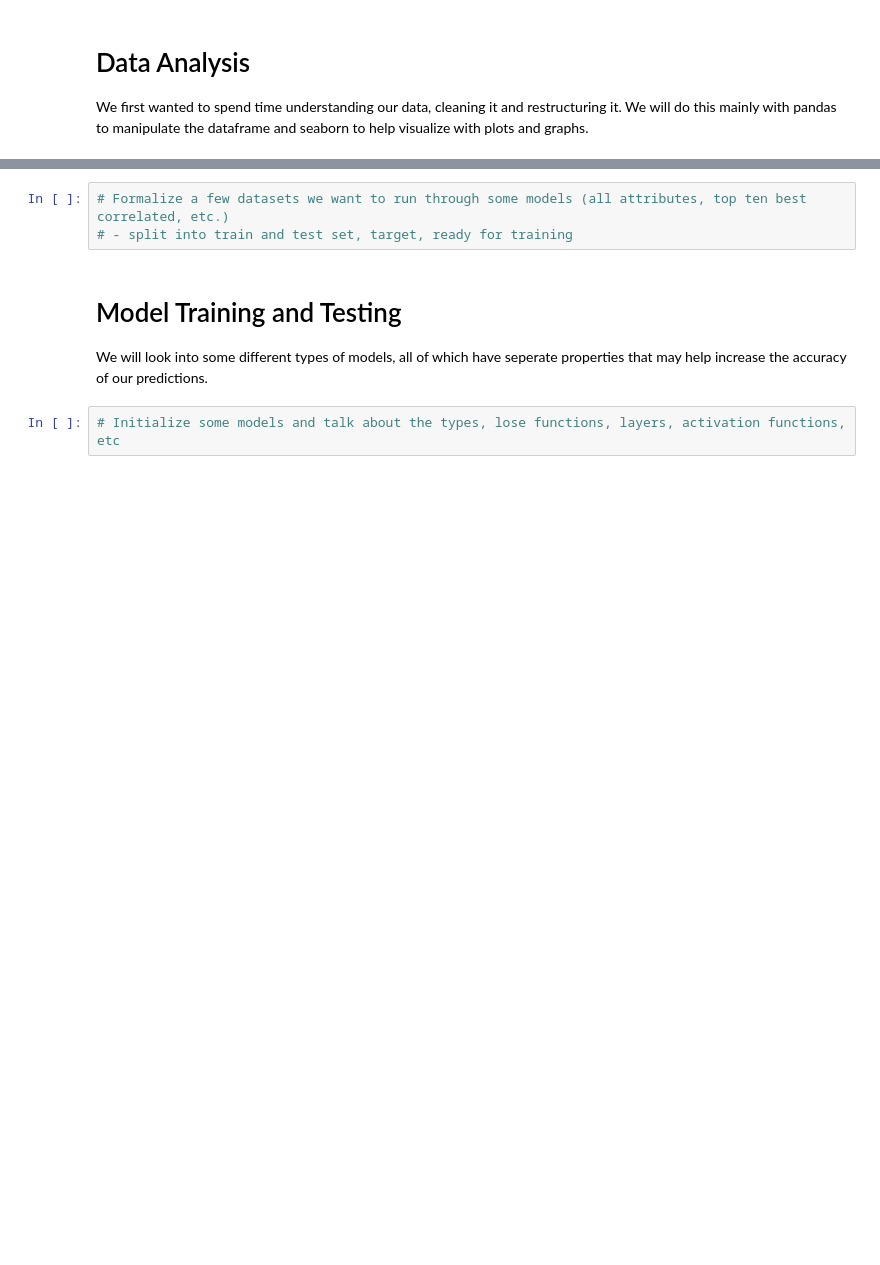
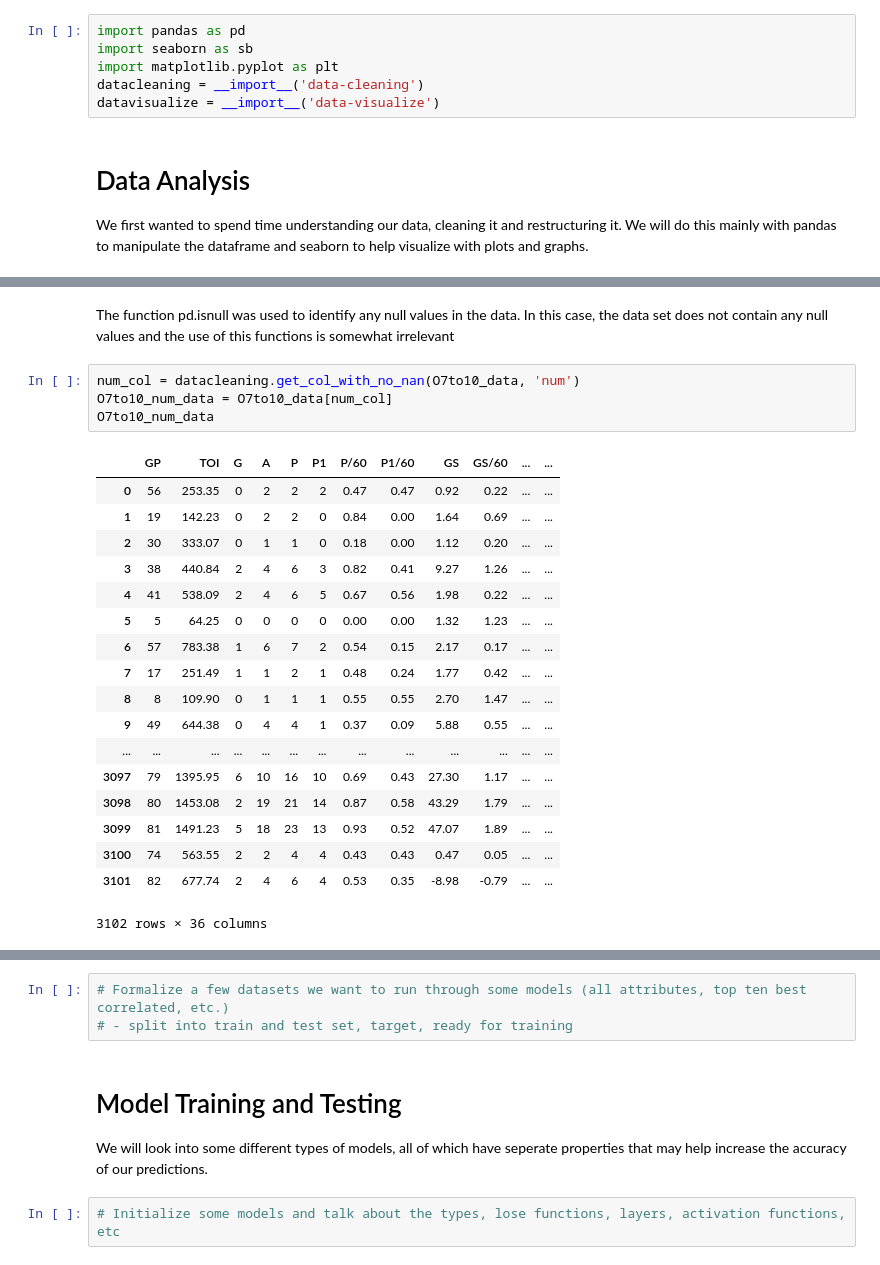
Before and after one commit to QMIND-Team/Nhl-Player-Point-Predictions, a Jupyter notebook: main.ipynb, the cells around one changed output, grey strips where cells are left out. Drawn from its saved outputs; the diff is of its cells as text; blank space fills up the shorter version.

```diff
--- a/main.ipynb
+++ b/main.ipynb
@@ -13,3 +11,9 @@ import pandas as pd
+# %%
+import pandas as pd
+import seaborn as sb
+import matplotlib.pyplot as plt
+datacleaning = __import__('data-cleaning')
+datavisualize = __import__('data-visualize')
 # %% [markdown]
 # Data Analysis #
 We first wanted to spend time understanding our data, cleaning it and restructuring it. We will do this mainly with pandas to manipulate the dataframe and seaborn to help visualize with plots and graphs.
@@ -20,0 +69,25 @@ We first wanted to spend time understanding our data, cleaning it and restructur
+# %% [markdown]
+The function pd.isnull was used to identify any null values in the data. In this case, the data set does not contain any null values and the use of this functions is somewhat irrelevant
+# %%
+num_col = datacleaning.get_col_with_no_nan(O7to10_data, 'num')
+O7to10_num_data = O7to10_data[num_col]
+O7to10_num_data
+# %% [output]
+|  | GP | TOI | G | A | P | P1 | P/60 | P1/60 | GS | GS/60 | ... | ... |
+| 0 | 56 | 253.35 | 0 | 2 | 2 | 2 | 0.47 | 0.47 | 0.92 | 0.22 | ... | ... |
+| 1 | 19 | 142.23 | 0 | 2 | 2 | 0 | 0.84 | 0.00 | 1.64 | 0.69 | ... | ... |
+| 2 | 30 | 333.07 | 0 | 1 | 1 | 0 | 0.18 | 0.00 | 1.12 | 0.20 | ... | ... |
+| 3 | 38 | 440.84 | 2 | 4 | 6 | 3 | 0.82 | 0.41 | 9.27 | 1.26 | ... | ... |
+| 4 | 41 | 538.09 | 2 | 4 | 6 | 5 | 0.67 | 0.56 | 1.98 | 0.22 | ... | ... |
+| 5 | 5 | 64.25 | 0 | 0 | 0 | 0 | 0.00 | 0.00 | 1.32 | 1.23 | ... | ... |
+| 6 | 57 | 783.38 | 1 | 6 | 7 | 2 | 0.54 | 0.15 | 2.17 | 0.17 | ... | ... |
+| 7 | 17 | 251.49 | 1 | 1 | 2 | 1 | 0.48 | 0.24 | 1.77 | 0.42 | ... | ... |
+| 8 | 8 | 109.90 | 0 | 1 | 1 | 1 | 0.55 | 0.55 | 2.70 | 1.47 | ... | ... |
+| 9 | 49 | 644.38 | 0 | 4 | 4 | 1 | 0.37 | 0.09 | 5.88 | 0.55 | ... | ... |
+| ... | ... | ... | ... | ... | ... | ... | ... | ... | ... | ... | ... | ... |
+| 3097 | 79 | 1395.95 | 6 | 10 | 16 | 10 | 0.69 | 0.43 | 27.30 | 1.17 | ... | ... |
+| 3098 | 80 | 1453.08 | 2 | 19 | 21 | 14 | 0.87 | 0.58 | 43.29 | 1.79 | ... | ... |
+| 3099 | 81 | 1491.23 | 5 | 18 | 23 | 13 | 0.93 | 0.52 | 47.07 | 1.89 | ... | ... |
+| 3100 | 74 | 563.55 | 2 | 2 | 4 | 4 | 0.43 | 0.43 | 0.47 | 0.05 | ... | ... |
+| 3101 | 82 | 677.74 | 2 | 4 | 6 | 4 | 0.53 | 0.35 | -8.98 | -0.79 | ... | ... |
+3102 rows × 36 columns
```
Also changed, not shown: parts of 12 cells of this notebook, 1 other file.
